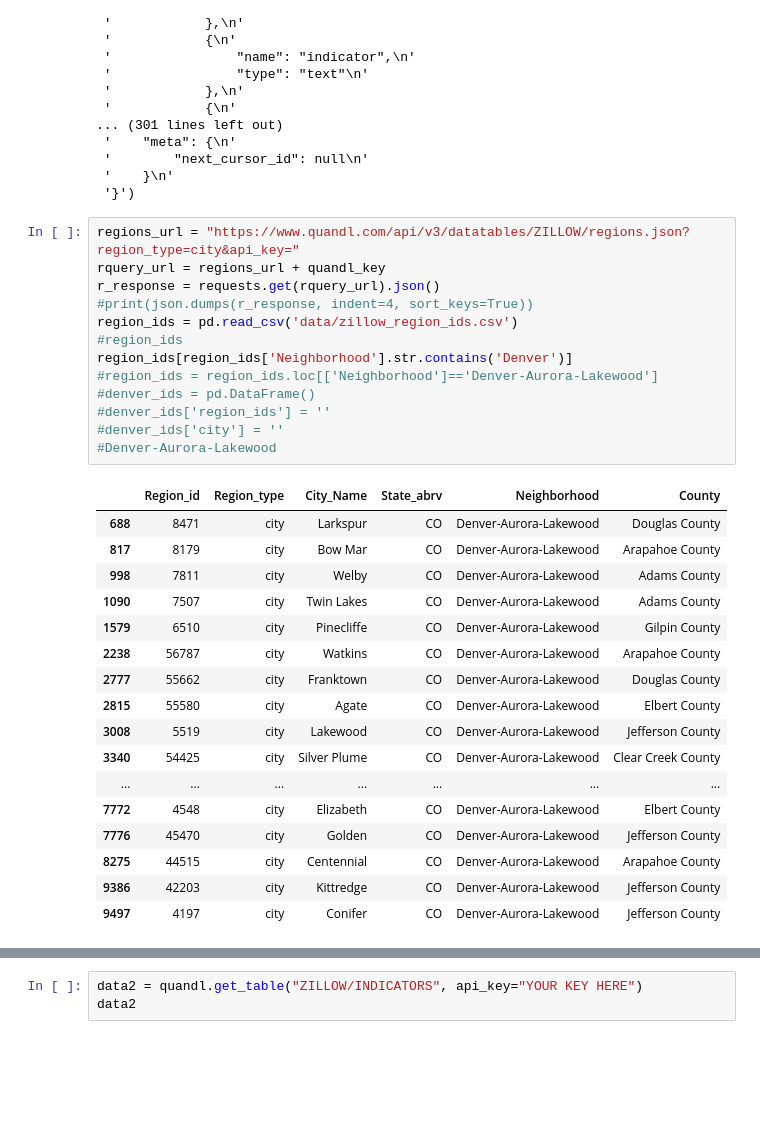
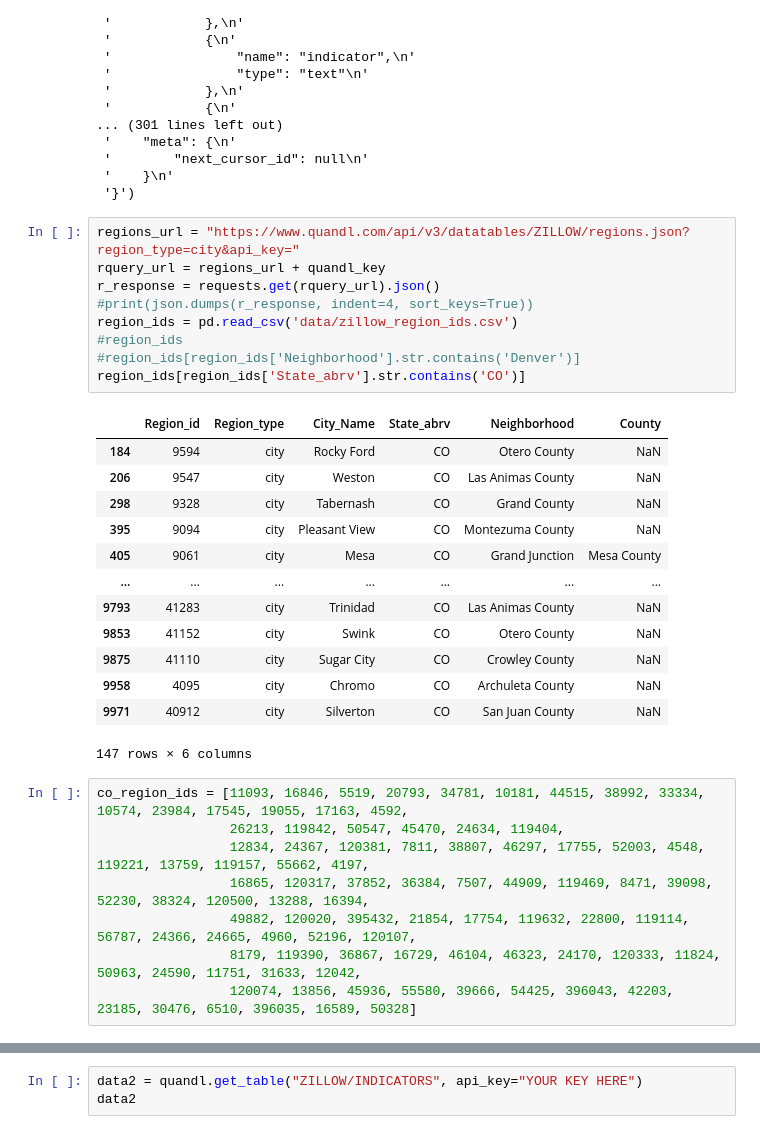
Before and after one commit to binetala/The_Very_Best_Team, a Jupyter notebook: quandl-starter.ipynb, the cells around one changed output, grey strips where cells are left out. Drawn from its saved outputs; the diff is of its cells as text; blank space fills up the shorter version.

```diff
--- a/quandl-starter.ipynb
+++ b/quandl-starter.ipynb
@@ -50,34 +51,34 @@ pprint(json.dumps(response, indent=4, sort_keys=True))
 # %%
 regions_url = "https://www.quandl.com/api/v3/datatables/ZILLOW/regions.json?region_type=city&api_key="
 rquery_url = regions_url + quandl_key
 r_response = requests.get(rquery_url).json()
 #print(json.dumps(r_response, indent=4, sort_keys=True))
 region_ids = pd.read_csv('data/zillow_region_ids.csv')
 #region_ids
-region_ids[region_ids['Neighborhood'].str.contains('Denver')]
-#region_ids = region_ids.loc[['Neighborhood']=='Denver-Aurora-Lakewood']
-#denver_ids = pd.DataFrame()
-#denver_ids['region_ids'] = ''
-#denver_ids['city'] = ''
-#Denver-Aurora-Lakewood
+#region_ids[region_ids['Neighborhood'].str.contains('Denver')]
+region_ids[region_ids['State_abrv'].str.contains('CO')]
 # %% [output]
 |  | Region_id | Region_type | City_Name | State_abrv | Neighborhood | County |
-| 688 | 8471 | city | Larkspur | CO | Denver-Aurora-Lakewood | Douglas County |
-| 817 | 8179 | city | Bow Mar | CO | Denver-Aurora-Lakewood | Arapahoe County |
-| 998 | 7811 | city | Welby | CO | Denver-Aurora-Lakewood | Adams County |
-| 1090 | 7507 | city | Twin Lakes | CO | Denver-Aurora-Lakewood | Adams County |
-| 1579 | 6510 | city | Pinecliffe | CO | Denver-Aurora-Lakewood | Gilpin County |
-| 2238 | 56787 | city | Watkins | CO | Denver-Aurora-Lakewood | Arapahoe County |
-| 2777 | 55662 | city | Franktown | CO | Denver-Aurora-Lakewood | Douglas County |
-| 2815 | 55580 | city | Agate | CO | Denver-Aurora-Lakewood | Elbert County |
-| 3008 | 5519 | city | Lakewood | CO | Denver-Aurora-Lakewood | Jefferson County |
-| 3340 | 54425 | city | Silver Plume | CO | Denver-Aurora-Lakewood | Clear Creek County |
+| 184 | 9594 | city | Rocky Ford | CO | Otero County | NaN |
+| 206 | 9547 | city | Weston | CO | Las Animas County | NaN |
+| 298 | 9328 | city | Tabernash | CO | Grand County | NaN |
+| 395 | 9094 | city | Pleasant View | CO | Montezuma County | NaN |
+| 405 | 9061 | city | Mesa | CO | Grand Junction | Mesa County |
 | ... | ... | ... | ... | ... | ... | ... |
-| 7772 | 4548 | city | Elizabeth | CO | Denver-Aurora-Lakewood | Elbert County |
-| 7776 | 45470 | city | Golden | CO | Denver-Aurora-Lakewood | Jefferson County |
-| 8275 | 44515 | city | Centennial | CO | Denver-Aurora-Lakewood | Arapahoe County |
-| 9386 | 42203 | city | Kittredge | CO | Denver-Aurora-Lakewood | Jefferson County |
-| 9497 | 4197 | city | Conifer | CO | Denver-Aurora-Lakewood | Jefferson County |
+| 9793 | 41283 | city | Trinidad | CO | Las Animas County | NaN |
+| 9853 | 41152 | city | Swink | CO | Otero County | NaN |
+| 9875 | 41110 | city | Sugar City | CO | Crowley County | NaN |
+| 9958 | 4095 | city | Chromo | CO | Archuleta County | NaN |
+| 9971 | 40912 | city | Silverton | CO | San Juan County | NaN |
+147 rows × 6 columns
+# %%
+co_region_ids = [11093, 16846, 5519, 20793, 34781, 10181, 44515, 38992, 33334, 10574, 23984, 17545, 19055, 17163, 4592,
+                 26213, 119842, 50547, 45470, 24634, 119404,
+                 12834, 24367, 120381, 7811, 38807, 46297, 17755, 52003, 4548, 119221, 13759, 119157, 55662, 4197,
+                 16865, 120317, 37852, 36384, 7507, 44909, 119469, 8471, 39098, 52230, 38324, 120500, 13288, 16394,
+                 49882, 120020, 395432, 21854, 17754, 119632, 22800, 119114, 56787, 24366, 24665, 4960, 52196, 120107,
+                 8179, 119390, 36867, 16729, 46104, 46323, 24170, 120333, 11824, 50963, 24590, 11751, 31633, 12042,
+                 120074, 13856, 45936, 55580, 39666, 54425, 396043, 42203, 23185, 30476, 6510, 396035, 16589, 50328]
 # %%
 #data = quandl.get_table('ZACKS/FC', paginate=True, ticker=['AAPL', 'MSFT'],
 #per_end_date={'gte': '2015-01-01'}, qopts={'columns':['ticker', 'per_end_date']})
```
Also changed, not shown: parts of 9 cells of this notebook, 2 other files.
